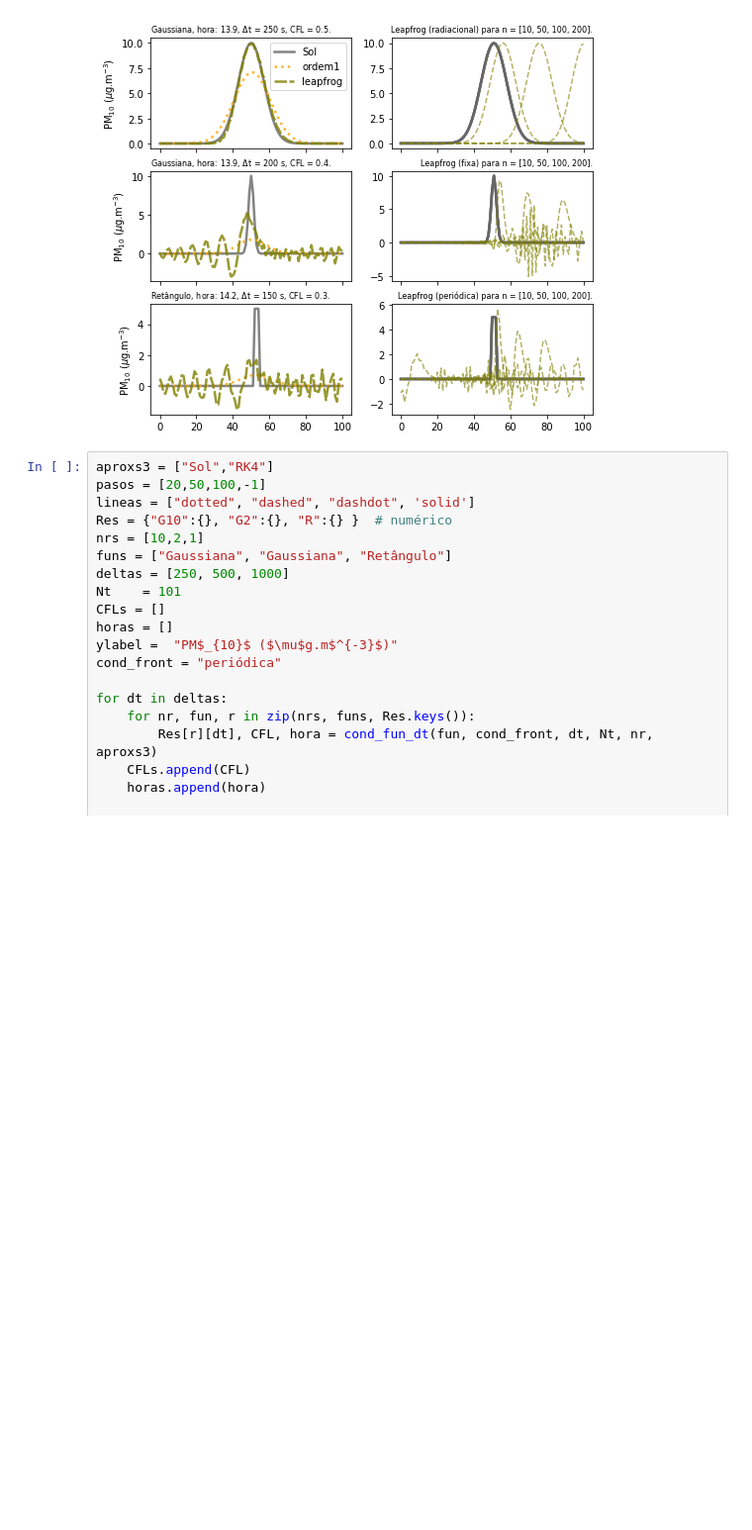
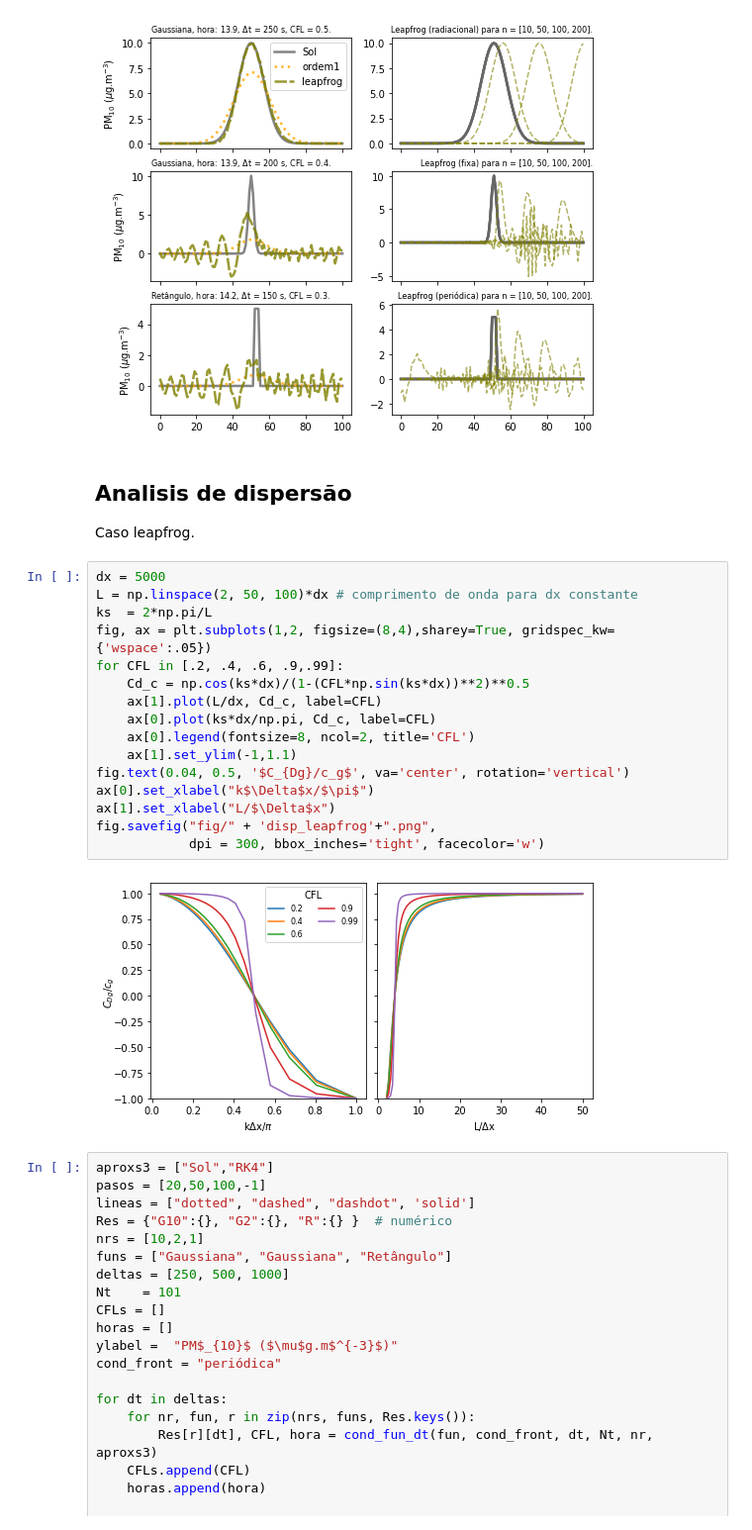
Before and after one commit to adelgadop/Modelagem, a Jupyter notebook: Exercicio_1/Advection.ipynb, the cells around one changed output. Shown at 99% size. Drawn from its saved outputs; the diff is of its cells as text; blank space fills up the shorter version.

```diff
--- a/Exercicio_1/Advection.ipynb
+++ b/Exercicio_1/Advection.ipynb
@@ -194,6 +191,27 @@ fig.savefig("fig/" + 'exp1_exp2'+".png",
             dpi = 300, bbox_inches='tight', facecolor='w')
 # %% [output]
 [figure]
+# %% [markdown]
+## Analisis de dispersão
+Caso leapfrog.
+# %%
+dx = 5000
+L = np.linspace(2, 50, 100)*dx # comprimento de onda para dx constante
+ks  = 2*np.pi/L
+fig, ax = plt.subplots(1,2, figsize=(8,4),sharey=True, gridspec_kw={'wspace':.05})
+for CFL in [.2, .4, .6, .9,.99]:
+    Cd_c = np.cos(ks*dx)/(1-(CFL*np.sin(ks*dx))**2)**0.5
+    ax[1].plot(L/dx, Cd_c, label=CFL)
+    ax[0].plot(ks*dx/np.pi, Cd_c, label=CFL)
+    ax[0].legend(fontsize=8, ncol=2, title='CFL')
+    ax[1].set_ylim(-1,1.1)
+fig.text(0.04, 0.5, '$C_{Dg}/c_g$', va='center', rotation='vertical')
+ax[0].set_xlabel("k$\Delta$x/$\pi$")
+ax[1].set_xlabel("L/$\Delta$x")
+fig.savefig("fig/" + 'disp_leapfrog'+".png",
+            dpi = 300, bbox_inches='tight', facecolor='w')
+# %% [output]
+[figure, added]
 # %%
 aproxs3 = ["Sol","RK4"]
 pasos = [20,50,100,-1]
```
Also changed, not shown: parts of 2 cells of this notebook, 4 other files.
